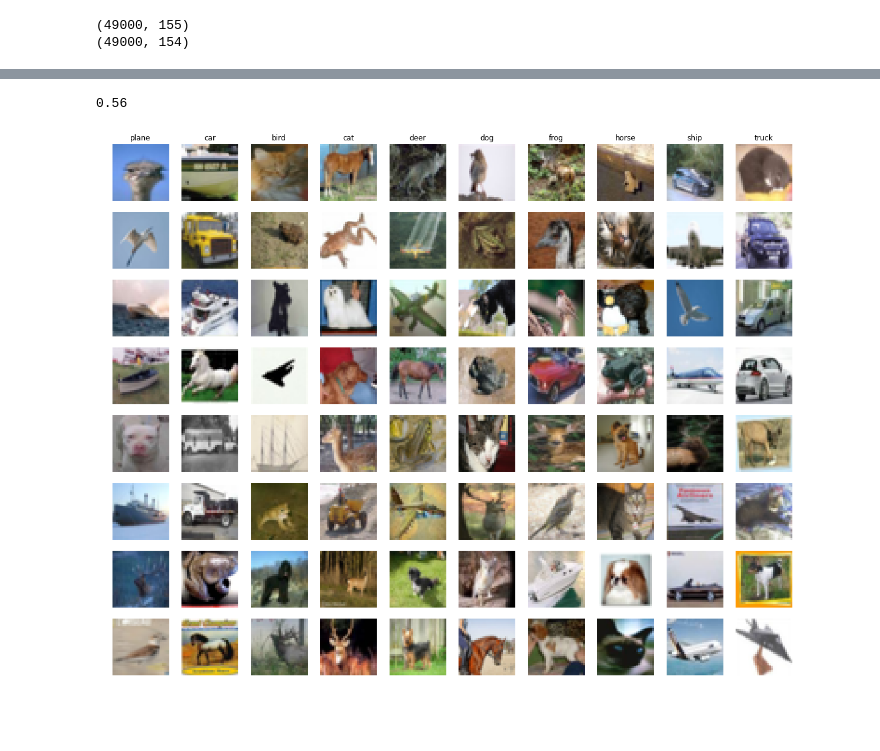
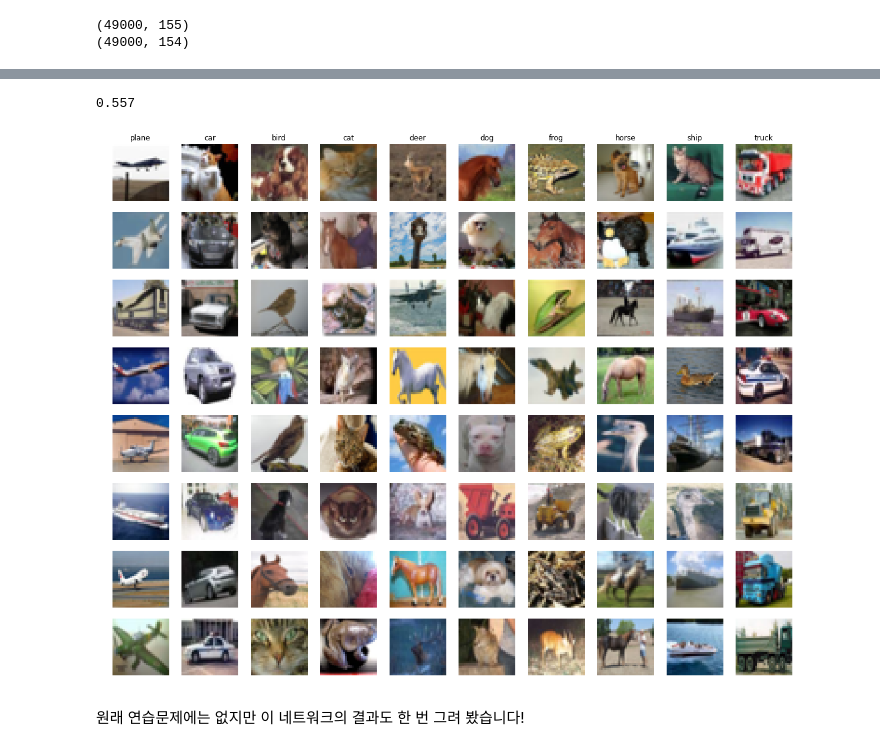
Before and after one commit to ailloli/cs231n-assignment1, a Jupyter notebook: features.ipynb, the cells around one changed output, grey strips where cells are left out. Drawn from its saved outputs; the diff is of its cells as text; code cells hidden in the pictures; blank space fills up the shorter version.

Commit message:
Added image previews (Assignment 1-5)

```diff
--- a/features.ipynb
+++ b/features.ipynb
@@ -251 +251,16 @@ Describe the misclassification results that you see. Do they make sense?
 * 정확도 0.35는 [Assignment 1-3](https://gitlab.com/mujjingun/cs231n-solutions-ailoli/blob/master/svm.ipynb)에서 얻은 결과입니다.
+# %%
+plt.rcParams['figure.figsize'] = (20.0, 16.0)
+
+examples_per_class = 8
+classes = ['plane', 'car', 'bird', 'cat', 'deer', 'dog', 'frog', 'horse', 'ship', 'truck']
+for cls, cls_name in enumerate(classes):
+    idxs = np.where(y_test_pred == cls)[0]
+    idxs = np.random.choice(idxs, examples_per_class, replace=False)
+    for i, idx in enumerate(idxs):
+        plt.subplot(examples_per_class, len(classes), i * len(classes) + cls + 1)
+        plt.imshow(X_test[idx].astype('uint8'))
+        plt.axis('off')
+        if i == 0:
+            plt.title(cls_name)
+plt.show()
@@ -322,25 +341,27 @@ Validation accuracy:  0.579
 # Run your best neural net classifier on the test set. You should be able
 # to get more than 55% accuracy.
 
-test_acc = (best_net.predict(X_test_feats) == y_test).mean()
+test_pred = best_net.predict(X_test_feats)
+test_acc = (test_pred == y_test).mean()
 print(test_acc)
 # %% [output]
-0.56
+0.557
 # %%
-# 이미지 크기를 좀 키웠습니다
 plt.rcParams['figure.figsize'] = (20.0, 16.0)
 
 examples_per_class = 8
 classes = ['plane', 'car', 'bird', 'cat', 'deer', 'dog', 'frog', 'horse', 'ship', 'truck']
 for cls, cls_name in enumerate(classes):
-    idxs = np.where((y_test != cls) & (y_test_pred == cls))[0]
+    idxs = np.where(test_pred == cls)[0]
     idxs = np.random.choice(idxs, examples_per_class, replace=False)
     for i, idx in enumerate(idxs):
         plt.subplot(examples_per_class, len(classes), i * len(classes) + cls + 1)
         plt.imshow(X_test[idx].astype('uint8'))
         plt.axis('off')
         if i == 0:
             plt.title(cls_name)
 plt.show()
 # %% [output]
-[figure, old version]
+[figure, new version]
+# %% [markdown]
+원래 연습문제에는 없지만 이 네트워크의 결과도 한 번 그려 봤습니다!
```
Also changed, not shown: parts of 7 cells of this notebook.
